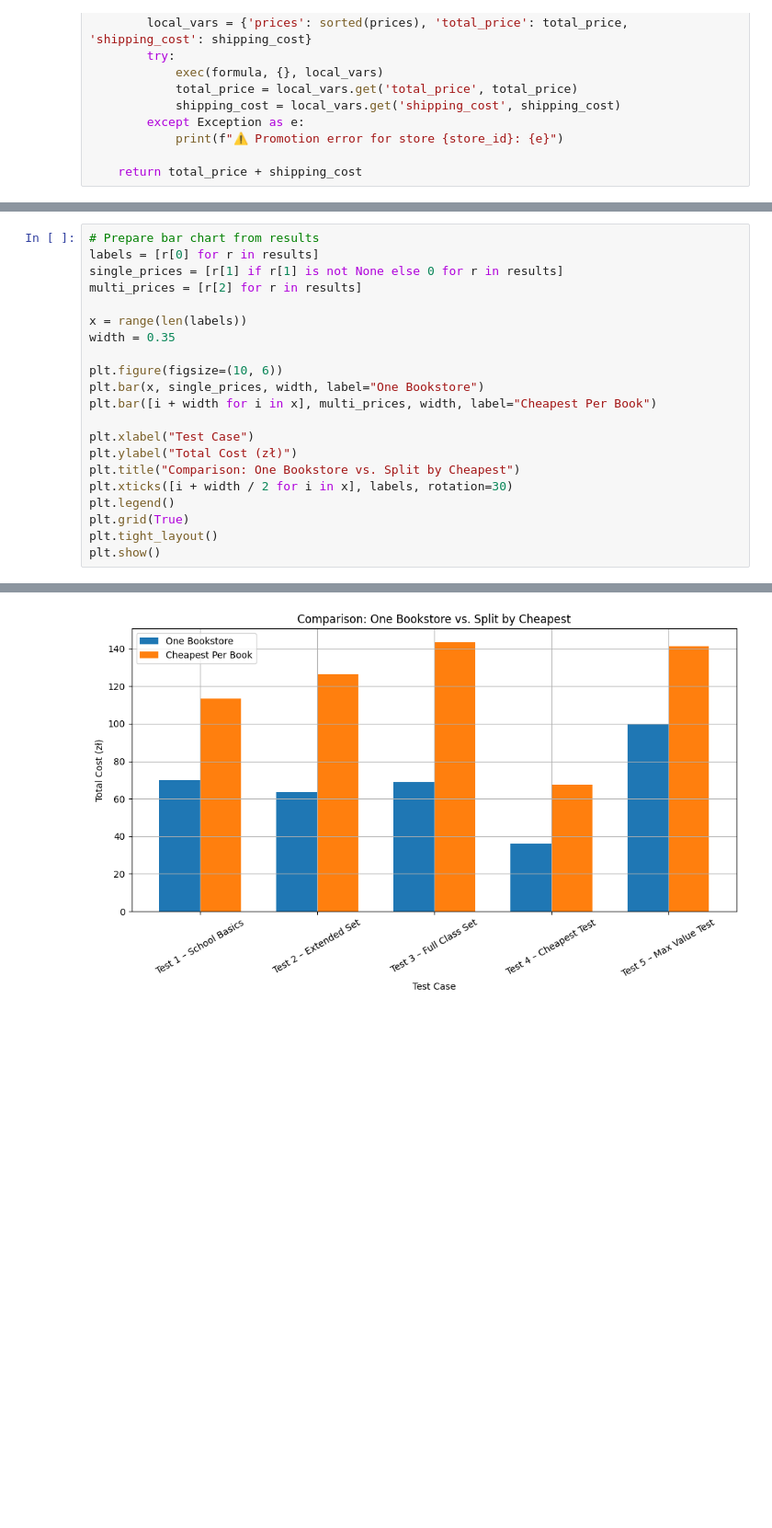
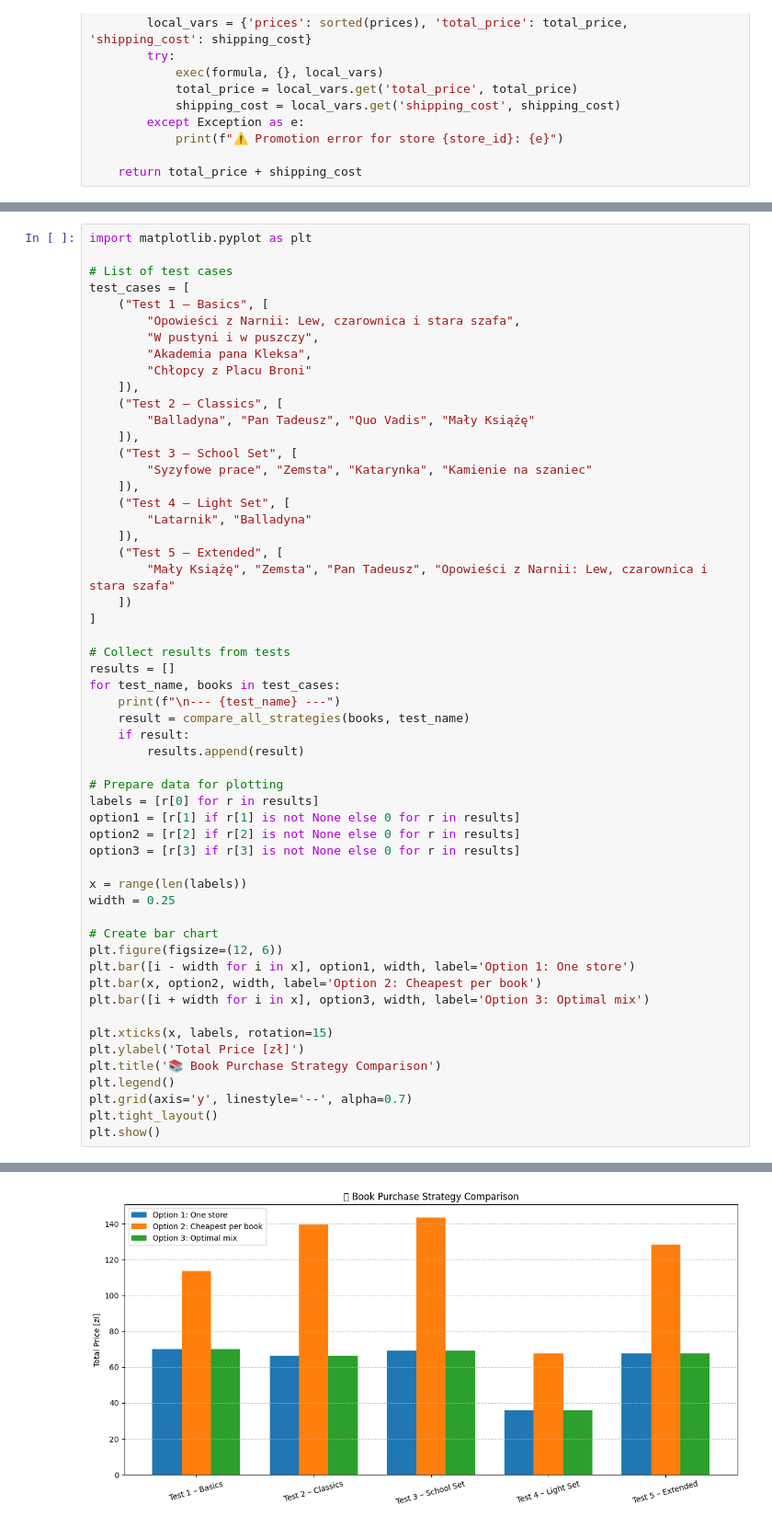
Before and after one commit to Zdanekk/Project-books, a Jupyter notebook: Notebooks/Project.ipynb, the cells around one changed output, grey strips where cells are left out. Shown at 92% size. Drawn from its saved outputs; the diff is of its cells as text; blank space fills up the shorter version.

```diff
--- a/Notebooks/Project.ipynb
+++ b/Notebooks/Project.ipynb
@@ -127,22 +172,56 @@ Bookstore 5: 99.50 zł
 # %%
-# Prepare bar chart from results
+import matplotlib.pyplot as plt
+
+# List of test cases
+test_cases = [
+    ("Test 1 – Basics", [
+        "Opowieści z Narnii: Lew, czarownica i stara szafa",
+        "W pustyni i w puszczy",
+        "Akademia pana Kleksa",
+        "Chłopcy z Placu Broni"
+    ]),
+    ("Test 2 – Classics", [
+        "Balladyna", "Pan Tadeusz", "Quo Vadis", "Mały Książę"
+    ]),
+    ("Test 3 – School Set", [
+        "Syzyfowe prace", "Zemsta", "Katarynka", "Kamienie na szaniec"
+    ]),
+    ("Test 4 – Light Set", [
+        "Latarnik", "Balladyna"
+    ]),
+    ("Test 5 – Extended", [
+        "Mały Książę", "Zemsta", "Pan Tadeusz", "Opowieści z Narnii: Lew, czarownica i stara szafa"
+    ])
+]
+
+# Collect results from tests
+results = []
+for test_name, books in test_cases:
+    print(f"\n--- {test_name} ---")
+    result = compare_all_strategies(books, test_name)
+    if result:
+        results.append(result)
+
+# Prepare data for plotting
 labels = [r[0] for r in results]
-single_prices = [r[1] if r[1] is not None else 0 for r in results]
-multi_prices = [r[2] for r in results]
+option1 = [r[1] if r[1] is not None else 0 for r in results]
+option2 = [r[2] if r[2] is not None else 0 for r in results]
+option3 = [r[3] if r[3] is not None else 0 for r in results]
 
 x = range(len(labels))
-width = 0.35
+width = 0.25
 
-plt.figure(figsize=(10, 6))
-plt.bar(x, single_prices, width, label="One Bookstore")
-plt.bar([i + width for i in x], multi_prices, width, label="Cheapest Per Book")
+# Create bar chart
+plt.figure(figsize=(12, 6))
+plt.bar([i - width for i in x], option1, width, label='Option 1: One store')
+plt.bar(x, option2, width, label='Option 2: Cheapest per book')
+plt.bar([i + width for i in x], option3, width, label='Option 3: Optimal mix')
 
-plt.xlabel("Test Case")
-plt.ylabel("Total Cost (zł)")
-plt.title("Comparison: One Bookstore vs. Split by Cheapest")
-plt.xticks([i + width / 2 for i in x], labels, rotation=30)
+plt.xticks(x, labels, rotation=15)
+plt.ylabel('Total Price [zł]')
+plt.title('📚 Book Purchase Strategy Comparison')
 plt.legend()
-plt.grid(True)
+plt.grid(axis='y', linestyle='--', alpha=0.7)
 plt.tight_layout()
 plt.show()
 # %% [output]
@@ -149 +245 @@ plt.show()
-[figure, old version]
+[figure, new version]
```
Also changed, not shown: parts of 3 cells of this notebook, 1 other file.
